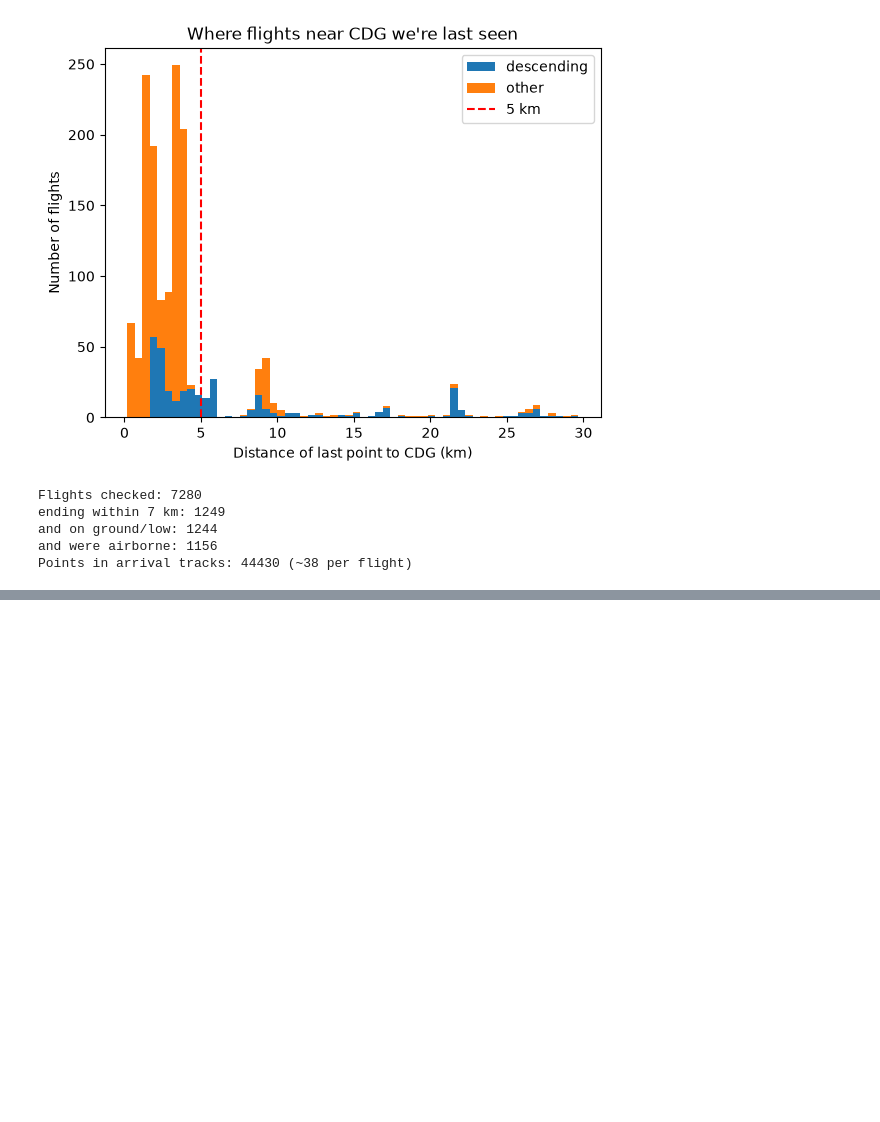
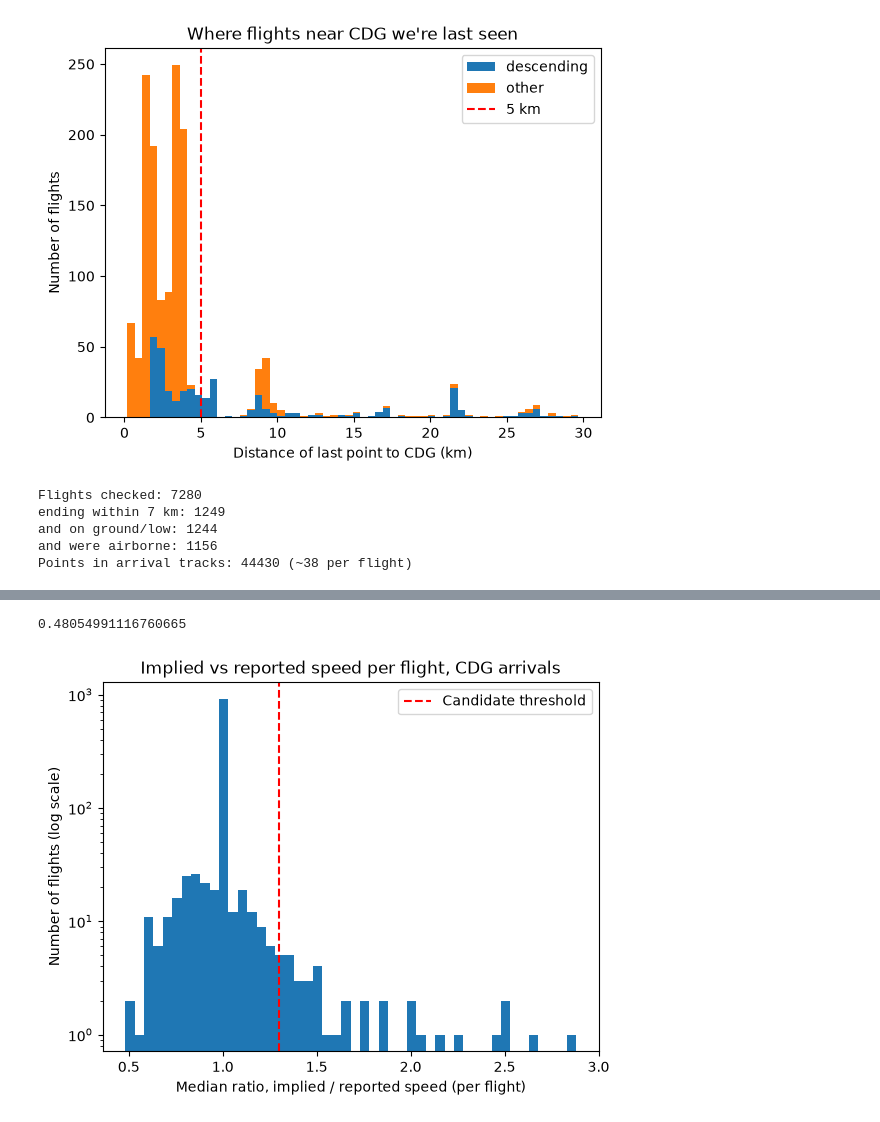
Before and after one commit to oscarbrehier/flight-trajectory-prediction, a Jupyter notebook: notebooks/02_cleaning.ipynb, the cells around one changed output, grey strips where cells are left out. Saved outputs shown, nothing was run; the diff lists cells and outputs as text; code cells hidden in the pictures; blank space fills up the shorter version.

```diff
--- a/notebooks/02_cleaning.ipynb
+++ b/notebooks/02_cleaning.ipynb
@@ -146,0 +191,9 @@ Points in arrival tracks: 44430 (~38 per flight)
+# %%
+inspect = cdg_arrivals.copy()
+inspect["step_s"] = step_s
+inspect["step_km"] = step_km
+inspect["speed_kmh"] = implied_speed_kmh
+inspect["vspeed_ms"] = vertical_speed_ms
+
+COLS = ["flight_id", "time_position", "step_s", "step_km", "speed_kmh",
+        "vspeed_ms", "latitude", "longitude", "geo_altitude", "on_ground"]
@@ -146,0 +316,20 @@ Points in arrival tracks: 44430 (~38 per flight)
+# %%
+inspect["velocity_kmh"] = inspect["velocity"] * 3.6
+inspect["ratio"] = inspect["speed_kmh"] / inspect["velocity_kmh"]
+
+medians = inspect[inspect["velocity_kmh"] >= 50].groupby("flight_id")["ratio"].median().dropna()
+median_bins = np.arange(medians.min(), medians.max() + 0.05, 0.05)
+
+print(medians.min())
+
+plt.hist(medians, bins=median_bins)
+plt.yscale("log")
+plt.axvline(1.3, color="red", linestyle="--", label="Candidate threshold")
+plt.title("Implied vs reported speed per flight, CDG arrivals")
+plt.ylabel("Number of flights (log scale)")
+plt.xlabel("Median ratio, implied / reported speed (per flight)")
+plt.legend()
+plt.show()
+# %% [output]
+0.48054991116760665
+[figure, added]
```
Also changed, not shown: parts of 9 cells of this notebook, 2 other files.
